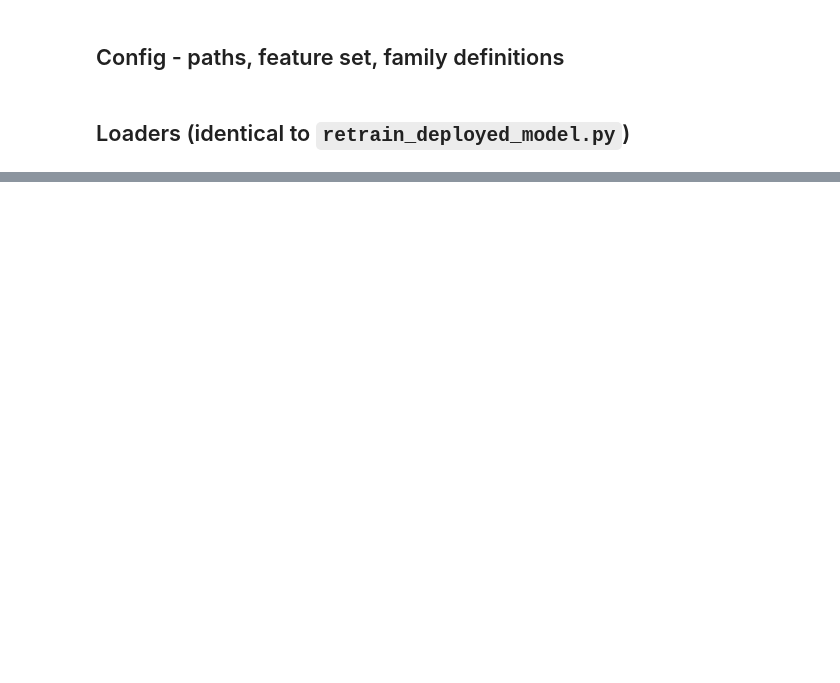
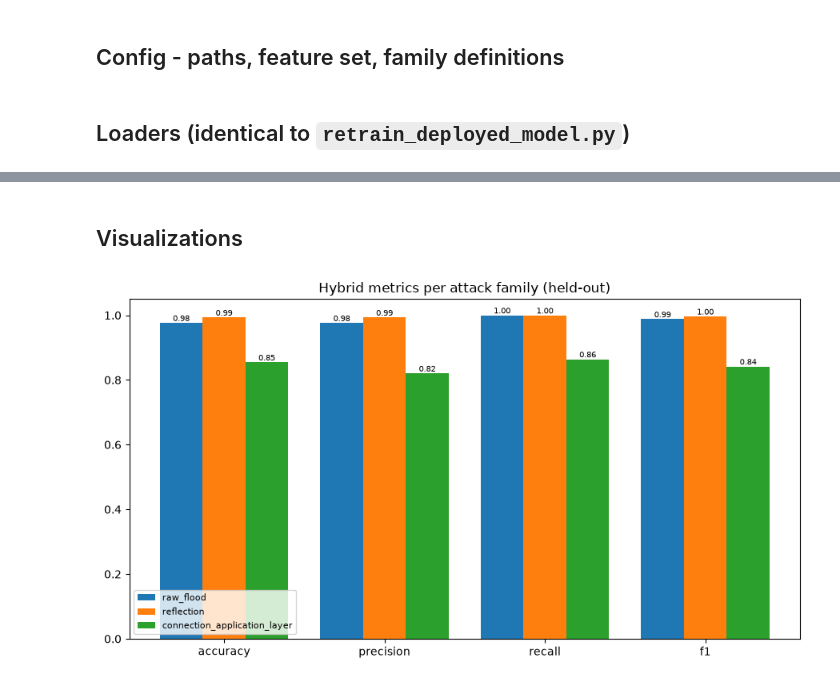
Before and after one commit to shravaniii29/Adaptive-IDS-with-XAI, a Jupyter notebook: notebooks/train_attack_family_models.ipynb, the cells around one changed output, grey strips where cells are left out. Saved outputs shown, nothing was run; the diff lists cells and outputs as text; code cells hidden in the pictures; blank space fills up the shorter version.

```diff
--- a/notebooks/train_attack_family_models.ipynb
+++ b/notebooks/train_attack_family_models.ipynb
@@ -109,6 +139,7 @@ def load_one_2018_day(path):
     df = pd.read_csv(path, low_memory=False)
     df.columns = df.columns.str.strip()
     df = df[df["Label"] != "Label"].reset_index(drop=True)
+    df["Label"] = df["Label"].str.strip()
 
     df["Timestamp"] = pd.to_datetime(df["Timestamp"], format="%d/%m/%Y %H:%M:%S", errors="coerce")
     df = df.dropna(subset=["Timestamp"])
@@ -132,6 +163,7 @@ def load_ddos2019_sample():
         )
     df = pd.read_csv(DDOS2019_SAMPLE, low_memory=False)
     df["Timestamp"] = pd.to_datetime(df["Timestamp"])
+    df["Label"] = df["Label"].str.strip()
     return [g.sort_values("Timestamp").reset_index(drop=True) for _, g in df.groupby("day")]
 
 
@@ -365,0 +398,15 @@ same as `models/deployed_v2/` was before promotion.
+# %%
+provenances = {}
+for family_name, (labels_2018, labels_2019) in FAMILIES.items():
+    print(f"\nbuilding {family_name.upper()} dataset ...")
+    train_df, test_df = build_family_dataset(all_2018_frames, all_2019_frames, labels_2018, labels_2019)
+    dataset_description = (
+        ("CIC-IDS2018 " + ", ".join(labels_2018) if labels_2018 else "")
+        + (" + " if labels_2018 and labels_2019 else "")
+        + ("CIC-DDoS2019 " + ", ".join(labels_2019) if labels_2019 else "")
+        + " - own benign only per file/day"
+    )
+    provenances[family_name] = train_family_model(
+        family_name, dataset_description, train_df, test_df,
+        PROJECT_ROOT / "models" / f"family_{family_name.replace('_application_layer', '')}",
+    )
@@ -366,6 +433,7 @@ same as `models/deployed_v2/` was before promotion.
 # %%
-for name, prov in [("volumetric_floods", volumetric_prov), ("connection_application_layer", connection_prov)]:
+print(f"{'=' * 70}\nSUMMARY\n{'=' * 70}")
+for family_name, prov in provenances.items():
     m = prov["hybrid_metrics_held_out"]
-    print(f"{name}: train={prov['train_rows']} test={prov['test_rows']} "
+    print(f"{family_name}: train={prov['train_rows']} test={prov['test_rows']} "
           f"acc={m['accuracy']:.3f} prec={m['precision']:.3f} rec={m['recall']:.3f} f1={m['f1']:.3f} "
           f"shortcut_warning={prov['shortcut_warning']}")
@@ -371,0 +447,25 @@ for name, prov in [("volumetric_floods", volumetric_prov), ("connection_applicat
+# %% [markdown]
+## Visualizations
+# %%
+import matplotlib.pyplot as plt
+
+family_names = list(provenances.keys())
+metric_names = ["accuracy", "precision", "recall", "f1"]
+x = np.arange(len(metric_names))
+width = 0.8 / len(family_names)
+
+fig, ax = plt.subplots(figsize=(9, 5))
+for i, name in enumerate(family_names):
+    values = [provenances[name]["hybrid_metrics_held_out"][k] for k in metric_names]
+    bars = ax.bar(x + i * width - 0.4 + width / 2, values, width, label=name)
+    for bar, v in zip(bars, values):
+        ax.annotate(f"{v:.2f}", (bar.get_x() + bar.get_width() / 2, v), ha="center", va="bottom", fontsize=7)
+ax.set_xticks(x)
+ax.set_xticklabels(metric_names)
+ax.set_ylim(0, 1.05)
+ax.set_title("Hybrid metrics per attack family (held-out)")
+ax.legend(fontsize=8)
+plt.tight_layout()
+plt.show()
+# %% [output]
+[figure, added]
```
Also changed, not shown: parts of 24 cells of this notebook, 29 other files.
